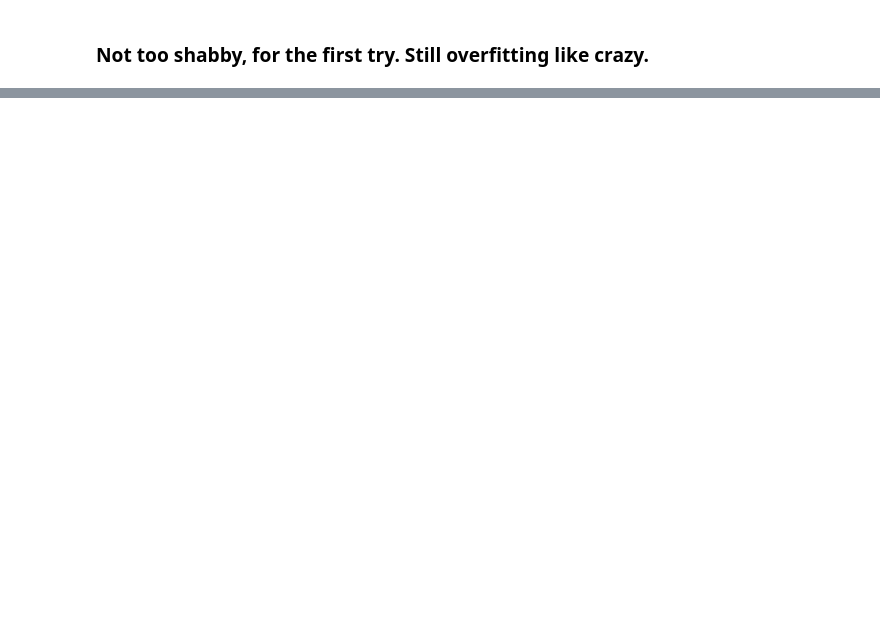
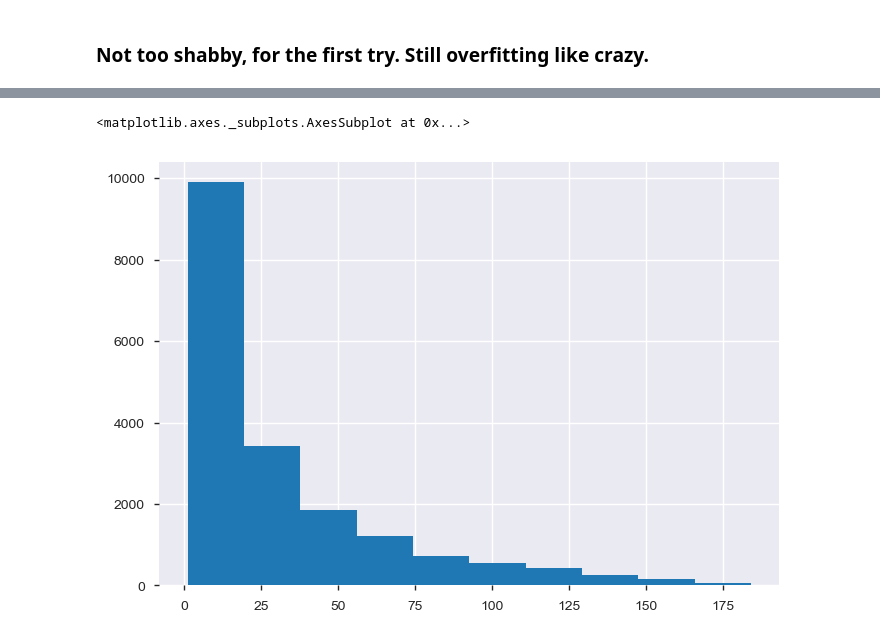
Before and after one commit to noguano/dsi_capstone, a Jupyter notebook: DSI US -5 ATX Capstone.ipynb, the cells around one changed output, grey strips where cells are left out. Cells and saved outputs as stored; diff of their text form; code cells hidden in the pictures; blank space fills up the shorter version.

```diff
--- a/DSI US -5 ATX Capstone.ipynb
+++ b/DSI US -5 ATX Capstone.ipynb
@@ -1031,0 +374,12 @@ df.shape
+# %%
+# Read in all the data tables again, and convert location and n_type strings to numeric
+train = pd.read_csv('./assets/train.csv', index_col='id', converters = {'location':str_to_num})
+test = pd.read_csv('./assets/test.csv', index_col='id', converters = {'location':str_to_num})
+
+events = pd.read_csv('./assets/event_type.csv', converters = {'event_type':str_to_num})
+log = pd.read_csv('./assets/log_feature.csv', converters = {'log_feature':str_to_num})
+resource = pd.read_csv('./assets/resource_type.csv', converters = {'resource_type':str_to_num})
+sev = pd.read_csv('./assets/severity_type.csv', index_col = 'id',converters = {'severity_type':str_to_num})
+# %%
+# join train and test, this time we're going to append to keep the numerics lined up, and we've already keyed on the ID
+df2 = train.append(test, sort=False)
@@ -1031,0 +410,4 @@ df.shape
+# %%
+# Now let's add fault_severity and location to the sev dataframe
+sev['fault_severity'] = df2['fault_severity']
+sev['location'] = df2['location']
@@ -1031,0 +436,4 @@ df.shape
+# %%
+# record the count of each id at each location (and start at 1 instead of 0 so I can graph this)
+sev['num'] = sev.groupby('location').cumcount() + 1
+sev.head()
@@ -1031,0 +448,6 @@ df.shape
+# %%
+# let's visualize the frequency of location counts
+sev['num'].hist()
+# %% [output]
+<matplotlib.axes._subplots.AxesSubplot at 0x...>
+[figure, added]
```
Also changed, not shown: parts of 195 cells of this notebook, 1 other file.
